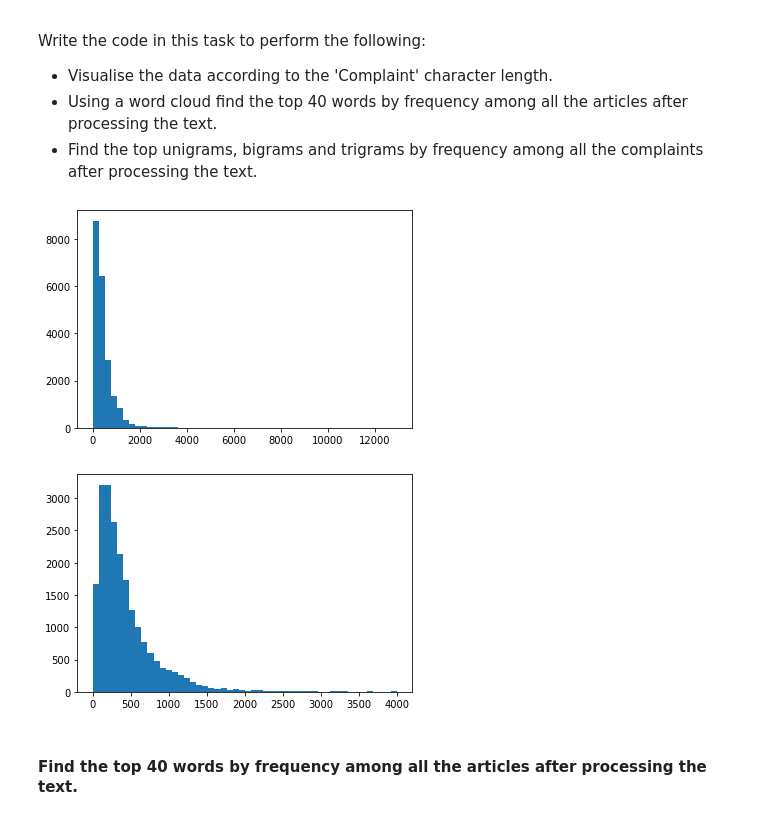
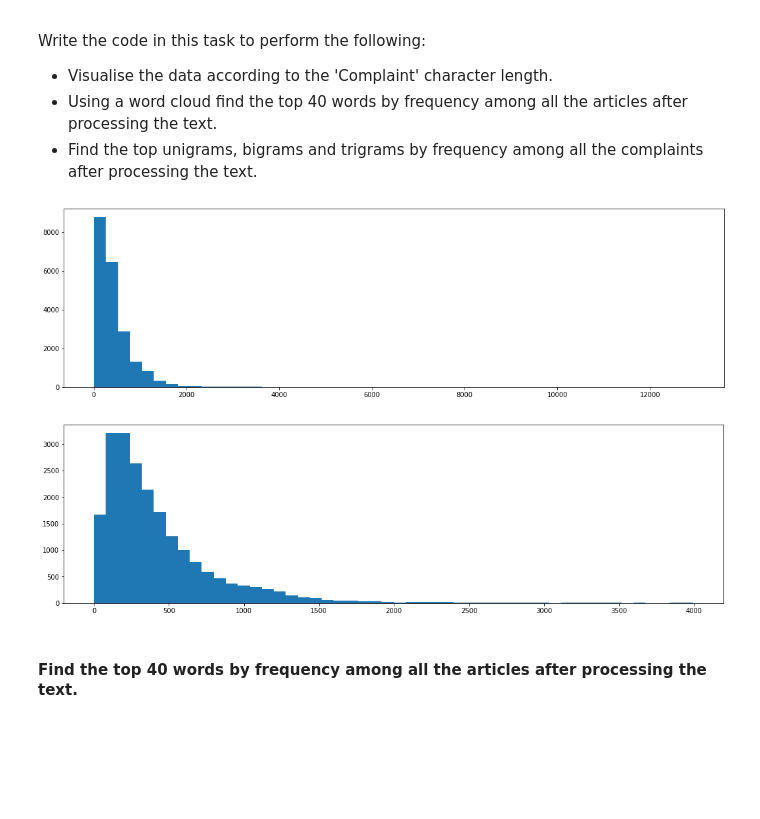
Before and after one commit to imxsid/implement-nlp, a Jupyter notebook: assignment-automatic-ticket-classification.ipynb, the cells around one changed output. Cells and saved outputs as stored; diff of their text form; code cells hidden in the pictures; blank space fills up the shorter version.

```diff
--- a/assignment-automatic-ticket-classification.ipynb
+++ b/assignment-automatic-ticket-classification.ipynb
@@ -307,18 +307,21 @@ Write the code in this task to perform the following:
 # %%
 # Write your code here to visualise the data according to the 'Complaint' character length
 %matplotlib inline
 
 import matplotlib.pyplot as plt
 
+plt.figure(figsize=(18,5))
 plt.hist(df_clean.length, bins=50)
 plt.show()
 # %% [output]
-[figure, old version]
+[figure, new version]
 # %%
+# Zoomed to see the figure upto 4000
+plt.figure(figsize=(18,5))
 plt.hist([l for l in df_clean.length if l < 4000], bins=50)
 plt.show()
 # %% [output]
-[figure, old version]
+[figure, new version]
 # %% [markdown]
 #### Find the top 40 words by frequency among all the articles after processing the text.
 # %%
```
Also changed, not shown: parts of 13 cells of this notebook.
